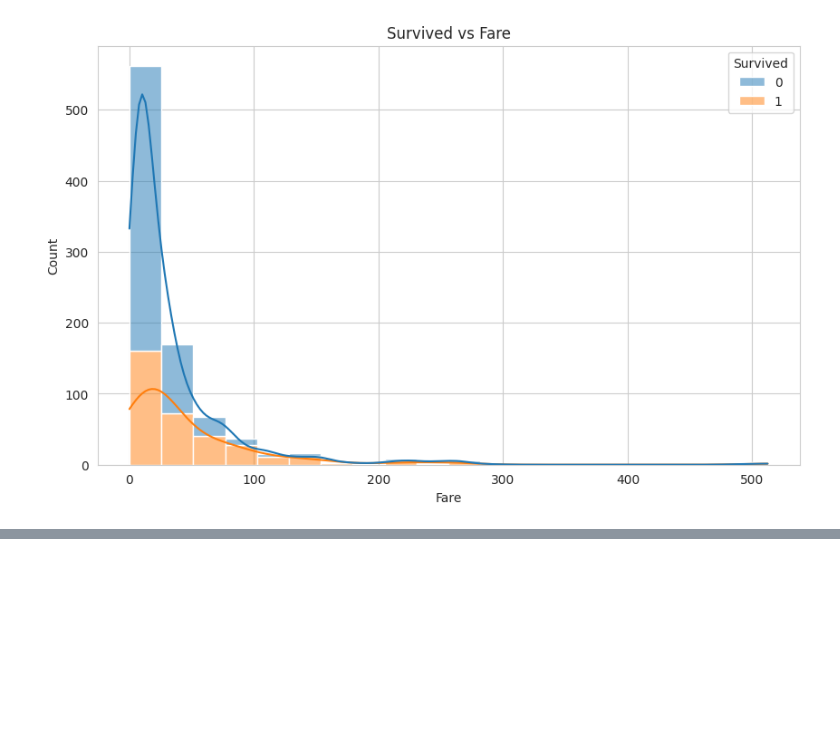
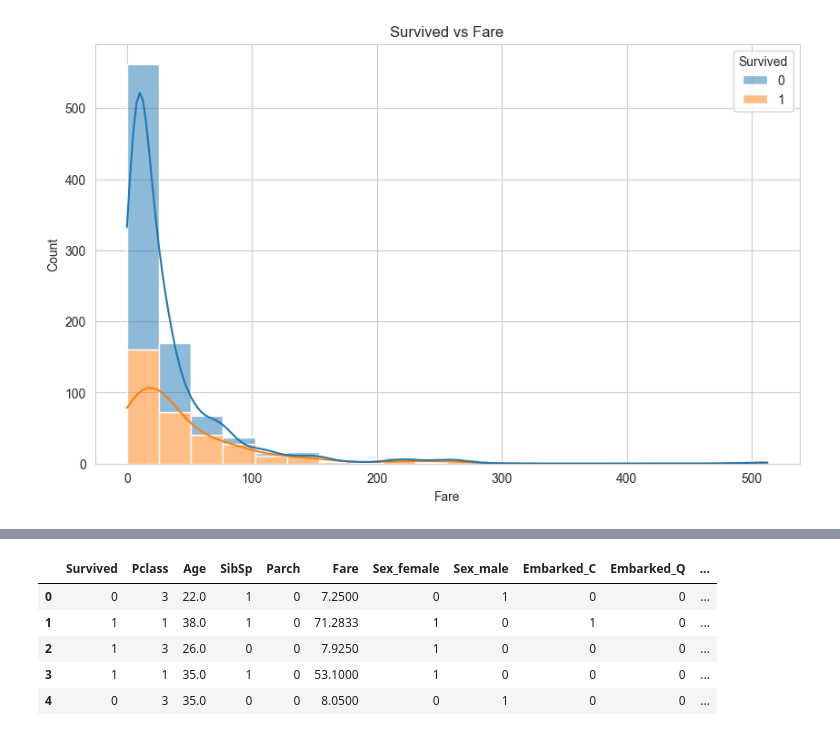
Before and after one commit to leanderzoro/Bharat-Intern, a Jupyter notebook: Titanic_classification/Titanic_classification.ipynb, the cells around one changed output, grey strips where cells are left out. Cells and saved outputs as stored; diff of their text form; code cells hidden in the pictures; blank space fills up the shorter version.

```diff
--- a/Titanic_classification/Titanic_classification.ipynb
+++ b/Titanic_classification/Titanic_classification.ipynb
@@ -176,0 +211,29 @@ plt.show()
+# %%
+# Define the age bins
+bins = [0, 10, 20, 30, 40, 50, 60, 70, 80, 90, 100]
+
+# Define labels for the age groups
+labels = ['0-10', '11-20', '21-30', '31-40', '41-50', '51-60', '61-70', '71-80', '81-90', '91-100']
+
+# Create a new column 'Age_Group' based on the specified age ranges
+train['Age_Group'] = pd.cut(train['Age'], bins=bins, labels=labels, right=False)
+
+# Print the result
+from sklearn.preprocessing import LabelEncoder
+
+
+# Initialize LabelEncoder
+label_encoder = LabelEncoder()
+
+# Fit and transform the 'Age_Group' column
+train['Age_Group'] = label_encoder.fit_transform(train['Age_Group'])
+
+# Print the result
+train.head()
+# %% [output]
+|  | Survived | Pclass | Age | SibSp | Parch | Fare | Sex_female | Sex_male | Embarked_C | Embarked_Q | ... |
+| 0 | 0 | 3 | 22.0 | 1 | 0 | 7.2500 | 0 | 1 | 0 | 0 | ... |
+| 1 | 1 | 1 | 38.0 | 1 | 0 | 71.2833 | 1 | 0 | 1 | 0 | ... |
+| 2 | 1 | 3 | 26.0 | 0 | 0 | 7.9250 | 1 | 0 | 0 | 0 | ... |
+| 3 | 1 | 1 | 35.0 | 1 | 0 | 53.1000 | 1 | 0 | 0 | 0 | ... |
+| 4 | 0 | 3 | 35.0 | 0 | 0 | 8.0500 | 0 | 1 | 0 | 0 | ... |
```
Also changed, not shown: parts of 18 cells of this notebook.
